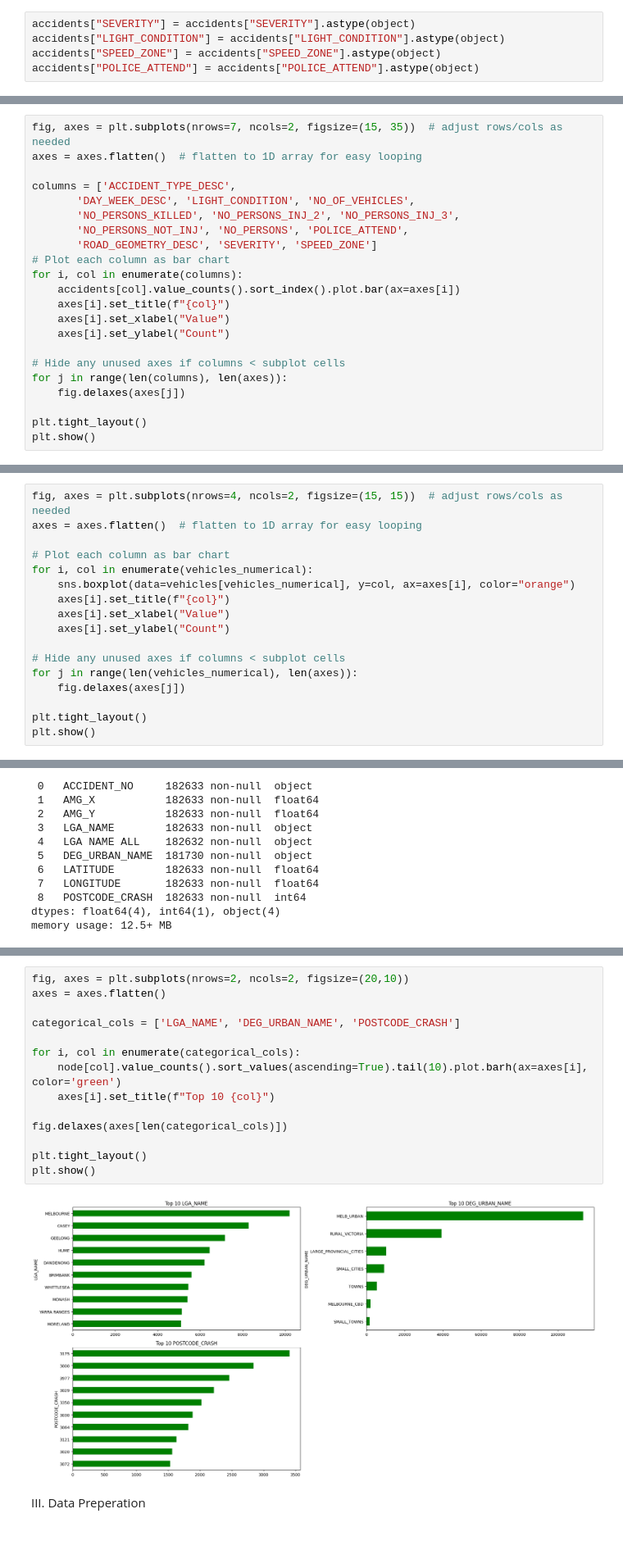
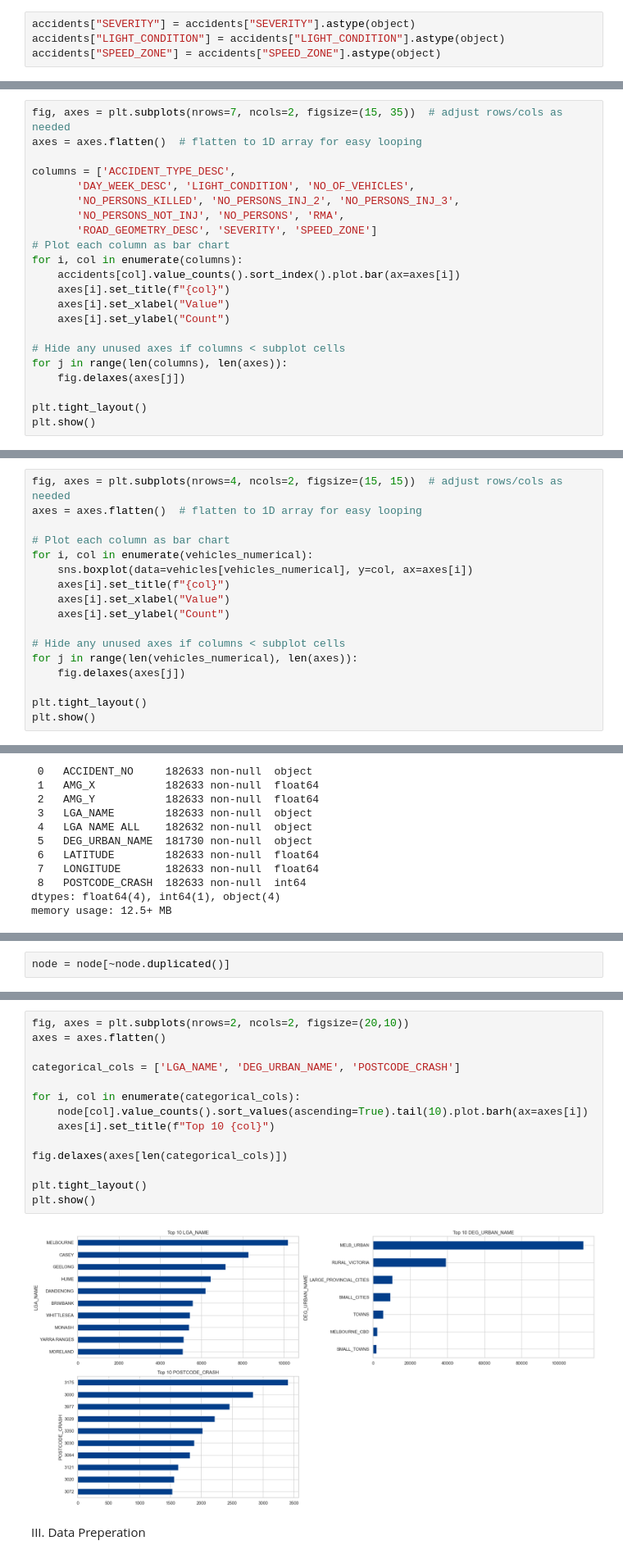
Before and after one commit to DongTran2003/Victoria_road_crash_data, a Jupyter notebook: EDA.ipynb, the cells around one changed output, grey strips where cells are left out. Shown at 82% size. Saved outputs shown, nothing was run; the diff lists cells and outputs as text.

```diff
--- a/EDA.ipynb
+++ b/EDA.ipynb
@@ -154,7 +154,6 @@ memory usage: 22.0+ MB
 accidents["SEVERITY"] = accidents["SEVERITY"].astype(object)
 accidents["LIGHT_CONDITION"] = accidents["LIGHT_CONDITION"].astype(object)
 accidents["SPEED_ZONE"] = accidents["SPEED_ZONE"].astype(object)
-accidents["POLICE_ATTEND"] = accidents["POLICE_ATTEND"].astype(object)
 # %% [output]
 A value is trying to be set on a copy of a slice from a DataFrame.
 Try using .loc[row_indexer,col_indexer] = value instead
@@ -297,7 +256,7 @@ axes = axes.flatten()  # flatten to 1D array for easy looping
 columns = ['ACCIDENT_TYPE_DESC',
        'DAY_WEEK_DESC', 'LIGHT_CONDITION', 'NO_OF_VEHICLES',
        'NO_PERSONS_KILLED', 'NO_PERSONS_INJ_2', 'NO_PERSONS_INJ_3',
-       'NO_PERSONS_NOT_INJ', 'NO_PERSONS', 'POLICE_ATTEND',
+       'NO_PERSONS_NOT_INJ', 'NO_PERSONS', 'RMA',
        'ROAD_GEOMETRY_DESC', 'SEVERITY', 'SPEED_ZONE']
 # Plot each column as bar chart
 for i, col in enumerate(columns):
@@ -469,7 +436,7 @@ axes = axes.flatten()  # flatten to 1D array for easy looping
 
 # Plot each column as bar chart
 for i, col in enumerate(vehicles_numerical):
-    sns.boxplot(data=vehicles[vehicles_numerical], y=col, ax=axes[i], color="orange")
+    sns.boxplot(data=vehicles[vehicles_numerical], y=col, ax=axes[i])
     axes[i].set_title(f"{col}")
     axes[i].set_xlabel("Value")
     axes[i].set_ylabel("Count")
@@ -643,3 +622,5 @@ memory usage: 12.5+ MB
+# %%
+node = node[~node.duplicated()]
 # %%
 node.hist(figsize=(15,10))
 plt.show()
@@ -648,19 +629,19 @@ plt.show()
 # %%
 fig, axes = plt.subplots(nrows=2, ncols=2, figsize=(20,10))
 axes = axes.flatten()
 
 categorical_cols = ['LGA_NAME', 'DEG_URBAN_NAME', 'POSTCODE_CRASH']
 
 for i, col in enumerate(categorical_cols):
-    node[col].value_counts().sort_values(ascending=True).tail(10).plot.barh(ax=axes[i], color='green')
+    node[col].value_counts().sort_values(ascending=True).tail(10).plot.barh(ax=axes[i])
     axes[i].set_title(f"Top 10 {col}")
 
 fig.delaxes(axes[len(categorical_cols)])
 
 plt.tight_layout()
 plt.show()
 # %% [output]
-[figure, old version]
+[figure, new version]
 # %% [markdown]
 III. Data Preperation
 # %%
```
Also changed, not shown: parts of 73 cells of this notebook, 1 other file.
